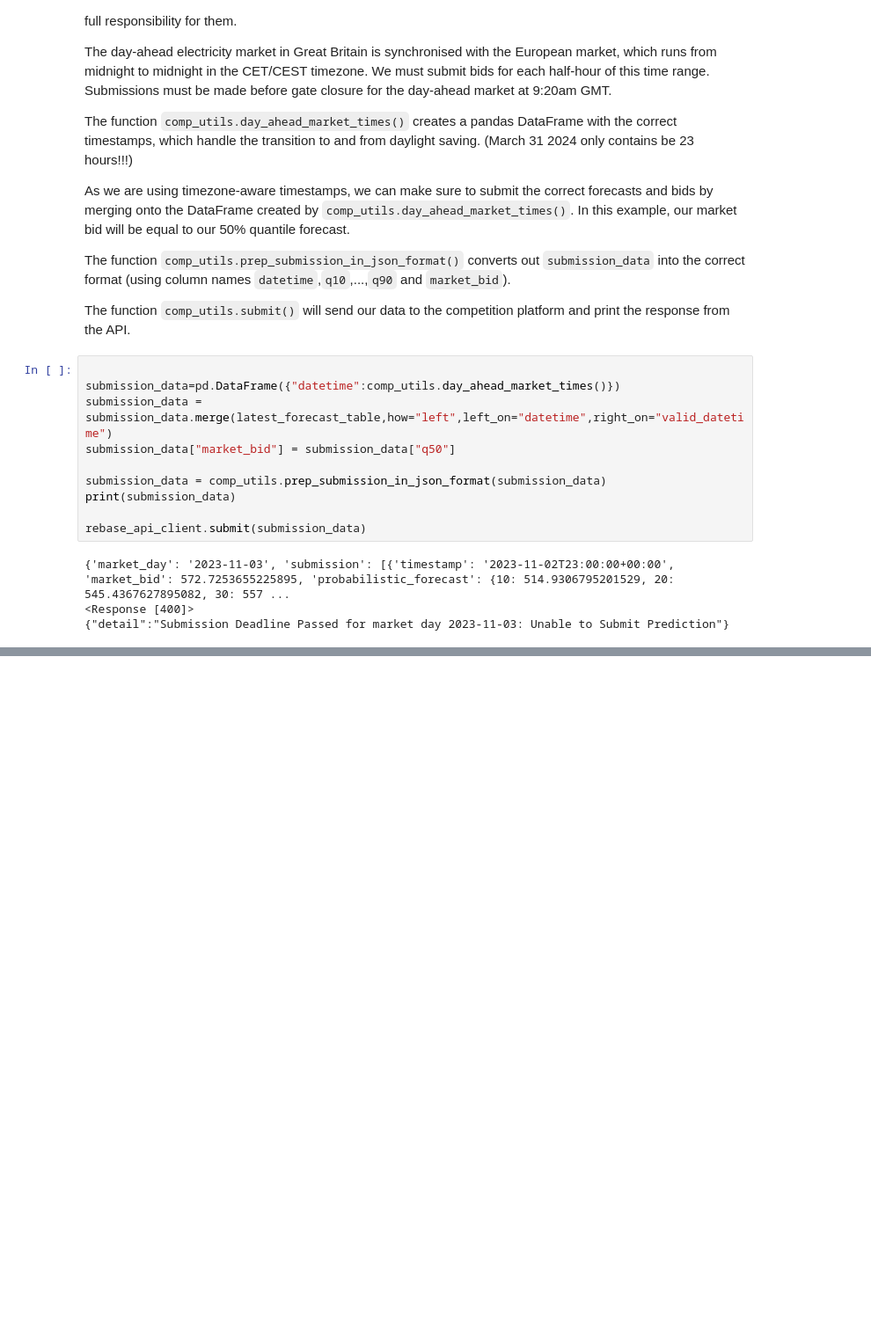
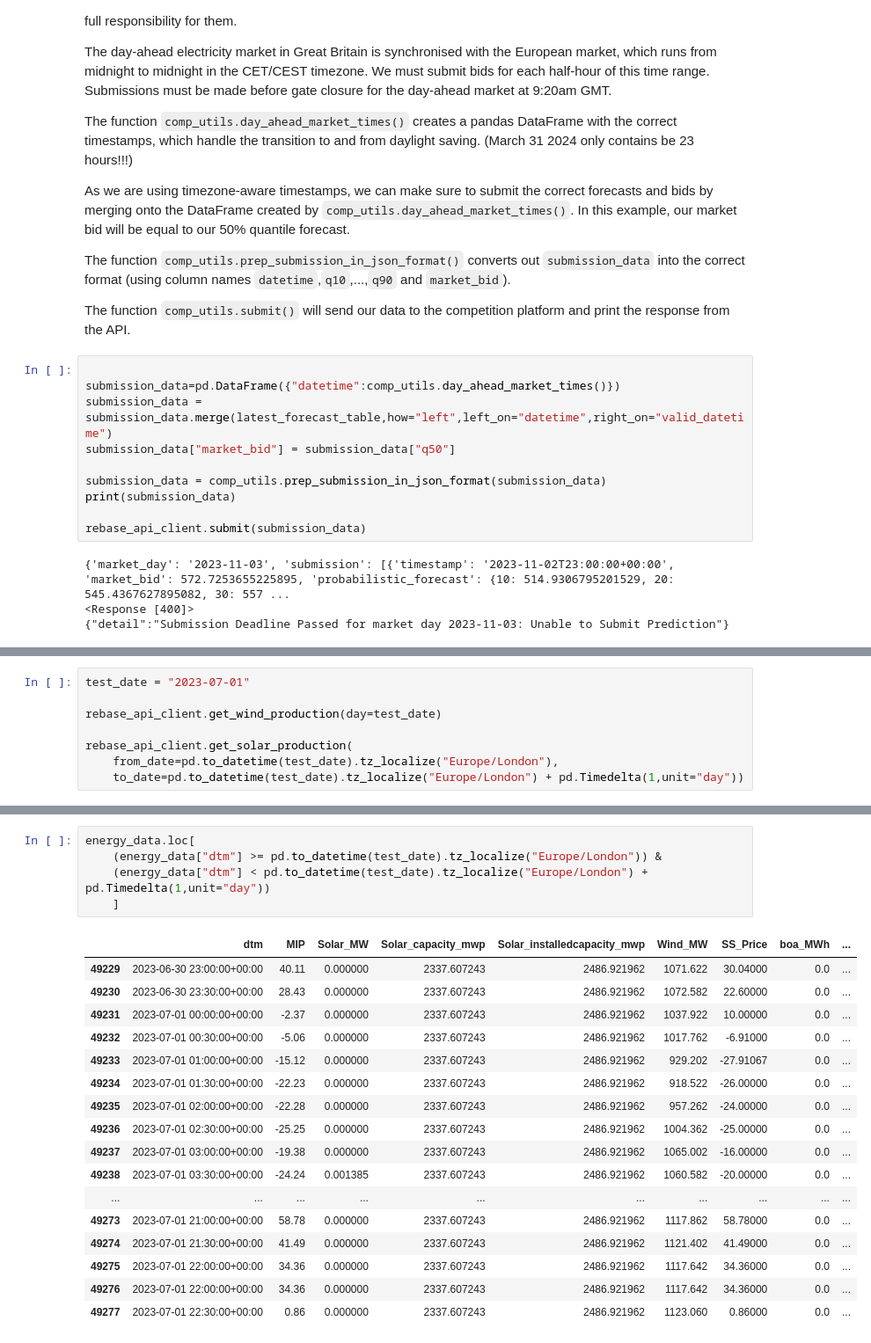
Before and after one commit to jbrowell/HEFTcom24, a Jupyter notebook: Getting Started.ipynb, the cells around one changed output, grey strips where cells are left out. Shown at 88% size. Saved outputs shown, nothing was run; the diff lists cells and outputs as text; blank space fills up the shorter version.

Commit message:
Wind and Solar API demo
Add testing of get_wind and get_solar. A couple of bug fixes in get_ functions

```diff
--- a/Getting Started.ipynb
+++ b/Getting Started.ipynb
@@ -403,0 +410,8 @@ rebase_api_client.submit(submission_data)
+# %%
+test_date = "2023-07-01"
+
+rebase_api_client.get_wind_production(day=test_date)
+
+rebase_api_client.get_solar_production(
+    from_date=pd.to_datetime(test_date).tz_localize("Europe/London"),
+    to_date=pd.to_datetime(test_date).tz_localize("Europe/London") + pd.Timedelta(1,unit="day"))
@@ -403,0 +436,23 @@ rebase_api_client.submit(submission_data)
+# %%
+energy_data.loc[
+    (energy_data["dtm"] >= pd.to_datetime(test_date).tz_localize("Europe/London")) &
+    (energy_data["dtm"] < pd.to_datetime(test_date).tz_localize("Europe/London") + pd.Timedelta(1,unit="day"))
+    ]
+# %% [output]
+|  | dtm | MIP | Solar_MW | Solar_capacity_mwp | Solar_installedcapacity_mwp | Wind_MW | SS_Price | boa_MWh | ... |
+| 49229 | 2023-06-30 23:00:00+00:00 | 40.11 | 0.000000 | 2337.607243 | 2486.921962 | 1071.622 | 30.04000 | 0.0 | ... |
+| 49230 | 2023-06-30 23:30:00+00:00 | 28.43 | 0.000000 | 2337.607243 | 2486.921962 | 1072.582 | 22.60000 | 0.0 | ... |
+| 49231 | 2023-07-01 00:00:00+00:00 | -2.37 | 0.000000 | 2337.607243 | 2486.921962 | 1037.922 | 10.00000 | 0.0 | ... |
+| 49232 | 2023-07-01 00:30:00+00:00 | -5.06 | 0.000000 | 2337.607243 | 2486.921962 | 1017.762 | -6.91000 | 0.0 | ... |
+| 49233 | 2023-07-01 01:00:00+00:00 | -15.12 | 0.000000 | 2337.607243 | 2486.921962 | 929.202 | -27.91067 | 0.0 | ... |
+| 49234 | 2023-07-01 01:30:00+00:00 | -22.23 | 0.000000 | 2337.607243 | 2486.921962 | 918.522 | -26.00000 | 0.0 | ... |
+| 49235 | 2023-07-01 02:00:00+00:00 | -22.28 | 0.000000 | 2337.607243 | 2486.921962 | 957.262 | -24.00000 | 0.0 | ... |
+| 49236 | 2023-07-01 02:30:00+00:00 | -25.25 | 0.000000 | 2337.607243 | 2486.921962 | 1004.362 | -25.00000 | 0.0 | ... |
+| 49237 | 2023-07-01 03:00:00+00:00 | -19.38 | 0.000000 | 2337.607243 | 2486.921962 | 1065.002 | -16.00000 | 0.0 | ... |
+| 49238 | 2023-07-01 03:30:00+00:00 | -24.24 | 0.001385 | 2337.607243 | 2486.921962 | 1060.582 | -20.00000 | 0.0 | ... |
+| ... | ... | ... | ... | ... | ... | ... | ... | ... | ... |
+| 49273 | 2023-07-01 21:00:00+00:00 | 58.78 | 0.000000 | 2337.607243 | 2486.921962 | 1117.862 | 58.78000 | 0.0 | ... |
+| 49274 | 2023-07-01 21:30:00+00:00 | 41.49 | 0.000000 | 2337.607243 | 2486.921962 | 1121.402 | 41.49000 | 0.0 | ... |
+| 49275 | 2023-07-01 22:00:00+00:00 | 34.36 | 0.000000 | 2337.607243 | 2486.921962 | 1117.642 | 34.36000 | 0.0 | ... |
+| 49276 | 2023-07-01 22:00:00+00:00 | 34.36 | 0.000000 | 2337.607243 | 2486.921962 | 1117.642 | 34.36000 | 0.0 | ... |
+| 49277 | 2023-07-01 22:30:00+00:00 | 0.86 | 0.000000 | 2337.607243 | 2486.921962 | 1123.060 | 0.86000 | 0.0 | ... |
```
Also changed, not shown: parts of 3 cells of this notebook, 1 other file.
